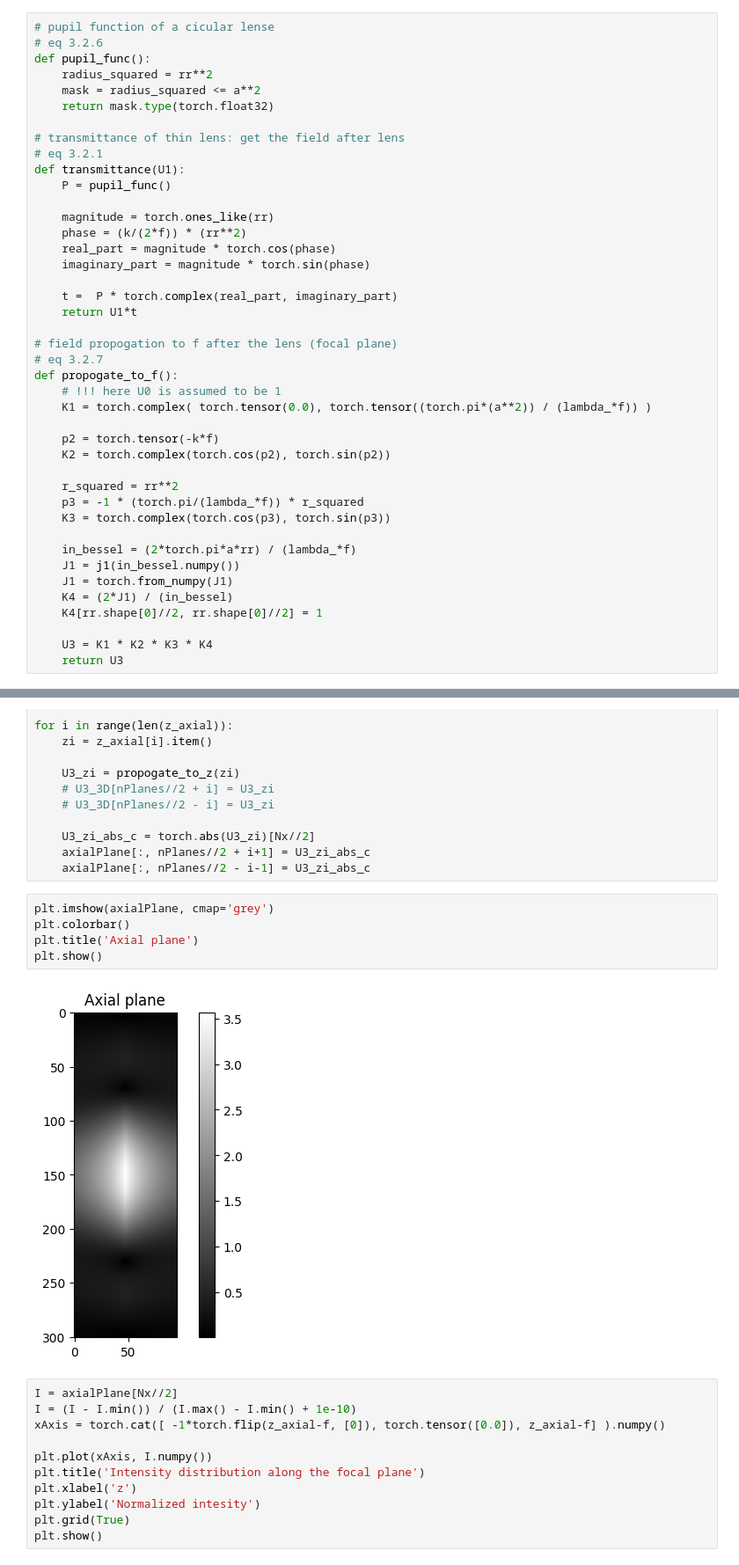
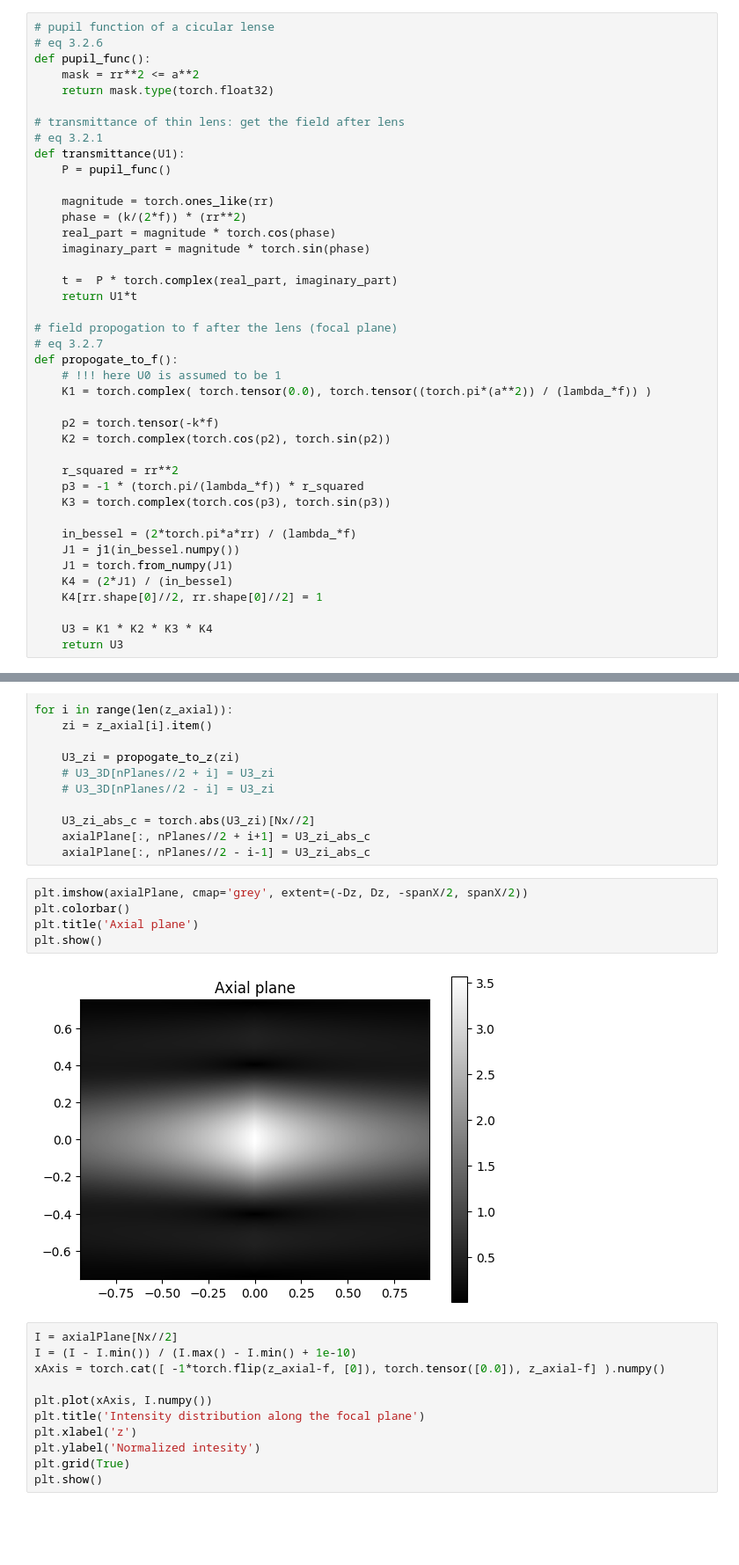
Before and after one commit to sanjith1999/FRIS, a Jupyter notebook: scalar_model.ipynb, the cells around one changed output, grey strips where cells are left out. Shown at 88% size. Drawn from its saved outputs; the diff is of its cells as text; blank space fills up the shorter version.

```diff
--- a/scalar_model.ipynb
+++ b/scalar_model.ipynb
@@ -53,8 +53,7 @@ def plot_complex_tensor(tensor, common_title=''):
 # pupil function of a cicular lense
 # eq 3.2.6
 def pupil_func():
-    radius_squared = rr**2
-    mask = radius_squared <= a**2
+    mask = rr**2 <= a**2
     return mask.type(torch.float32)
 
 # transmittance of thin lens: get the field after lens
@@ -267,12 +266,12 @@ for i in range(len(z_axial)):
     axialPlane[:, nPlanes//2 + i+1] = U3_zi_abs_c
     axialPlane[:, nPlanes//2 - i-1] = U3_zi_abs_c
 # %%
-plt.imshow(axialPlane, cmap='grey')
+plt.imshow(axialPlane, cmap='grey', extent=(-Dz, Dz, -spanX/2, spanX/2))
 plt.colorbar()
 plt.title('Axial plane')
 plt.show()
 # %% [output]
-[figure, old version]
+[figure, new version]
 # %%
 I = axialPlane[Nx//2]
 I = (I - I.min()) / (I.max() - I.min() + 1e-10)
```
Also changed, not shown: parts of 25 cells of this notebook.
